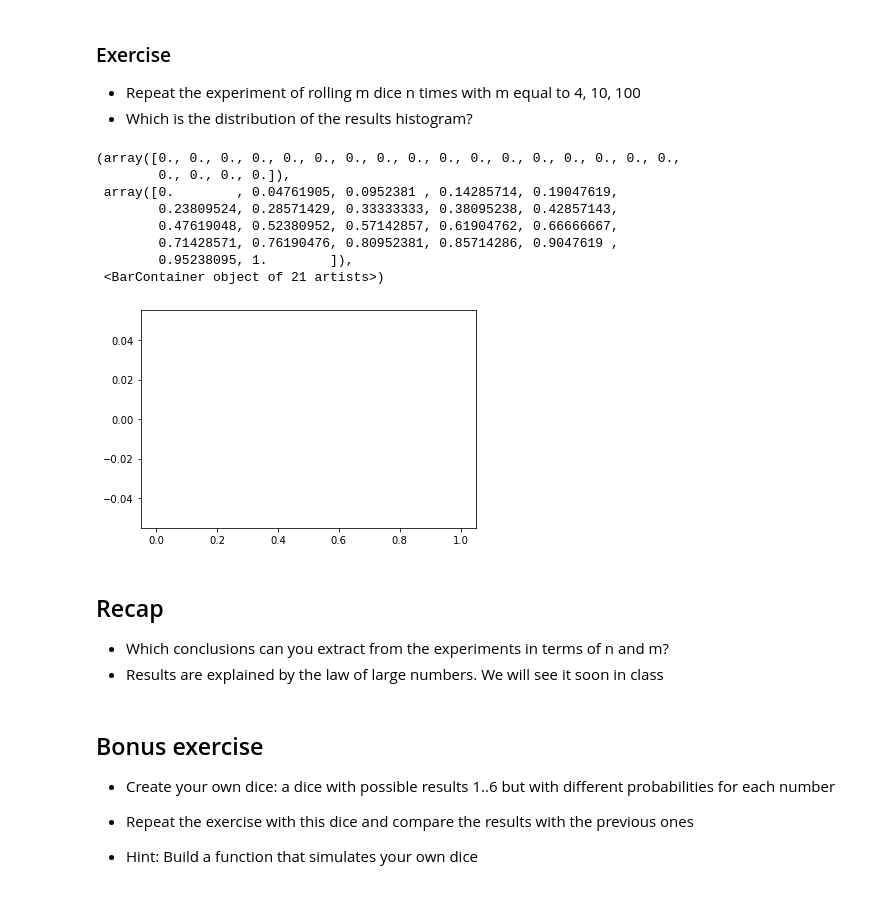
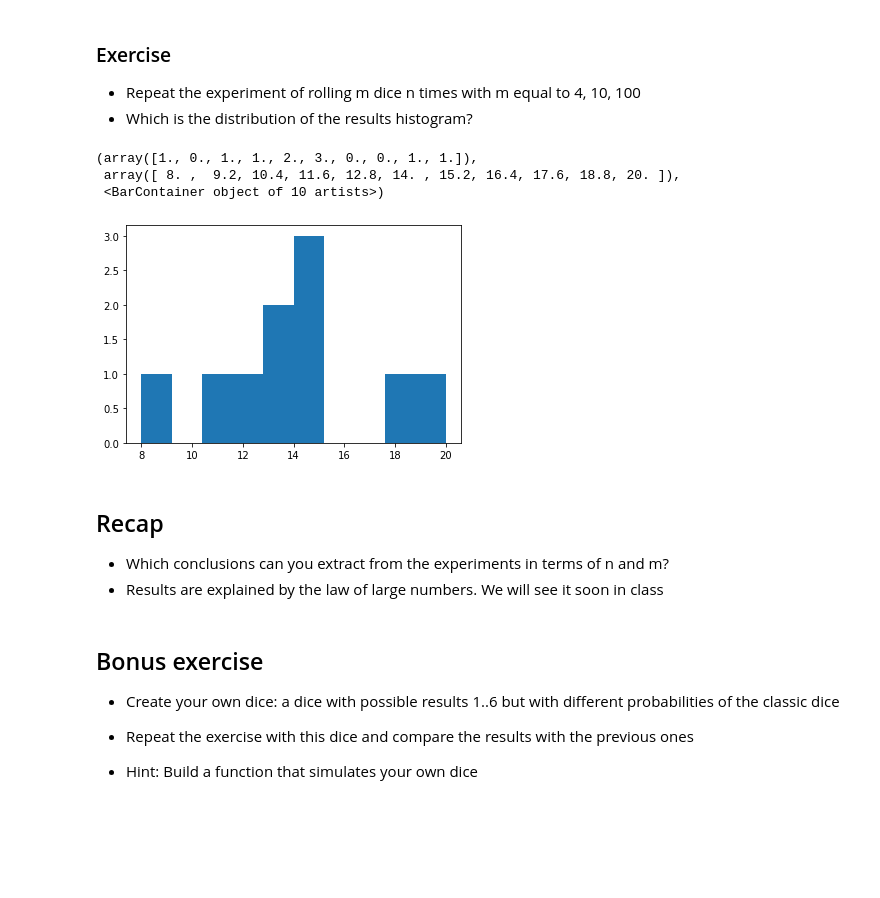
Before and after one commit to miquelcamprodon/sme-materials, a Jupyter notebook: 01-SimulatingDiceRolls.ipynb, the cells around one changed output. Drawn from its saved outputs; the diff is of its cells as text; code cells hidden in the pictures; blank space fills up the shorter version.

```diff
--- a/01-SimulatingDiceRolls.ipynb
+++ b/01-SimulatingDiceRolls.ipynb
@@ -114,23 +109,27 @@ n=10
+# %%
+result = []
+m=4
+n=10
+for i in range(0,n):
+    roll_result = 0
+    for j in range(0,m):
+
+    result.append(roll_result)
 # %%
 # Plotting the result
-plt.hist(result, min(50,6*m -(m-1)))
+plt.hist(result)
 # %% [output]
-(array([0., 0., 0., 0., 0., 0., 0., 0., 0., 0., 0., 0., 0., 0., 0., 0., 0.,
-        0., 0., 0., 0.]),
- array([0.        , 0.04761905, 0.0952381 , 0.14285714, 0.19047619,
-        0.23809524, 0.28571429, 0.33333333, 0.38095238, 0.42857143,
-        0.47619048, 0.52380952, 0.57142857, 0.61904762, 0.66666667,
-        0.71428571, 0.76190476, 0.80952381, 0.85714286, 0.9047619 ,
-        0.95238095, 1.        ]),
- <BarContainer object of 21 artists>)
+(array([1., 0., 1., 1., 2., 3., 0., 0., 1., 1.]),
+ array([ 8. ,  9.2, 10.4, 11.6, 12.8, 14. , 15.2, 16.4, 17.6, 18.8, 20. ]),
+ <BarContainer object of 10 artists>)
-[figure, old version]
+[figure, new version]
 # %% [markdown]
 ## Recap
 - Which conclusions can you extract from the experiments in terms of n and m?
 - Results are explained by the law of large numbers. We will see it soon in class
 # %% [markdown]
 ## Bonus exercise
-- Create your own dice: a dice with possible results 1..6 but with different probabilities for each number
+- Create your own dice: a dice with possible results 1..6 but with different probabilities of the classic dice
 
 - Repeat the exercise with this dice and compare the results with the previous ones
 
```
Also changed, not shown: parts of 7 cells of this notebook, 3 other files.
